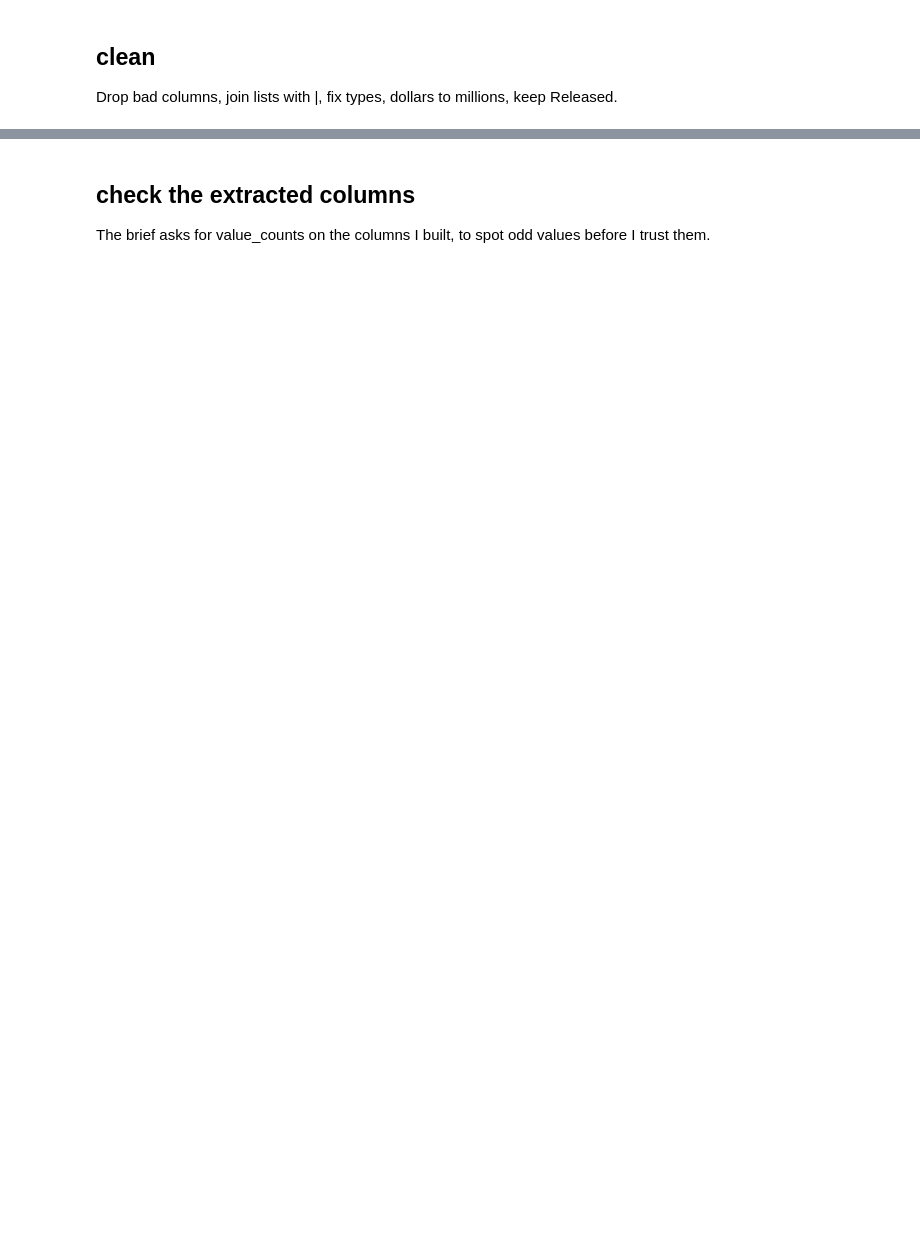
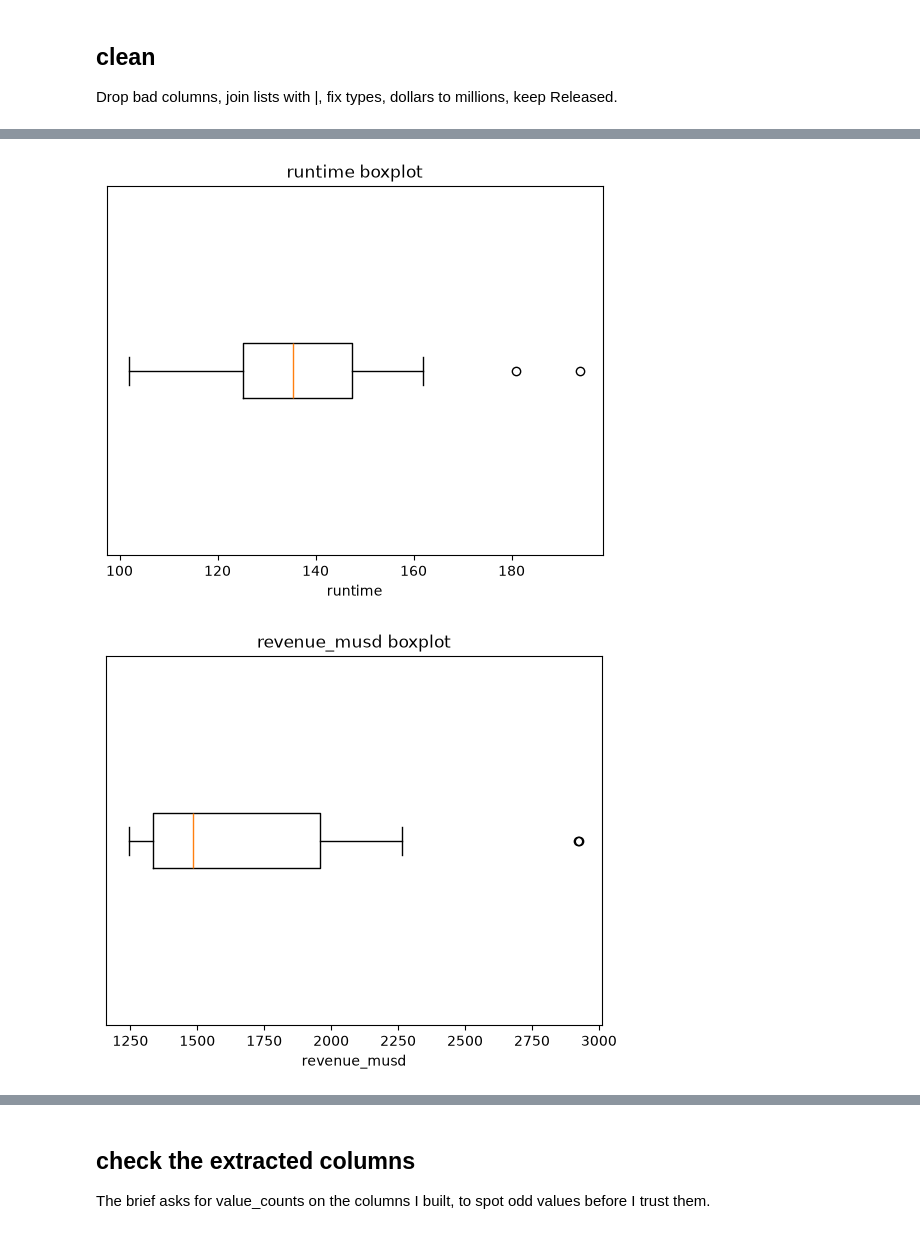
Before and after one commit to kelvee21/tmdb-movie-analysis, a Jupyter notebook: analysis.ipynb, the cells around one changed output, grey strips where cells are left out. Saved outputs shown, nothing was run; the diff lists cells and outputs as text; code cells hidden in the pictures; blank space fills up the shorter version.

```diff
--- a/analysis.ipynb
+++ b/analysis.ipynb
@@ -22,0 +83,14 @@ df2[["title", "genres", "budget_musd", "revenue_musd"]].head()
+# %%
+from src.visualize import plot_boxplot
+
+plot_boxplot(df_cleaned, "runtime")
+plt.show()
+
+plot_boxplot(df_cleaned, "revenue_musd")
+plt.show()
+
+plot_boxplot(df_cleaned, "popularity")
+plt.show()
+# %% [output]
+[figure, added]
+[figure, added]
```
Also changed, not shown: parts of 14 cells of this notebook, 17 other files.
